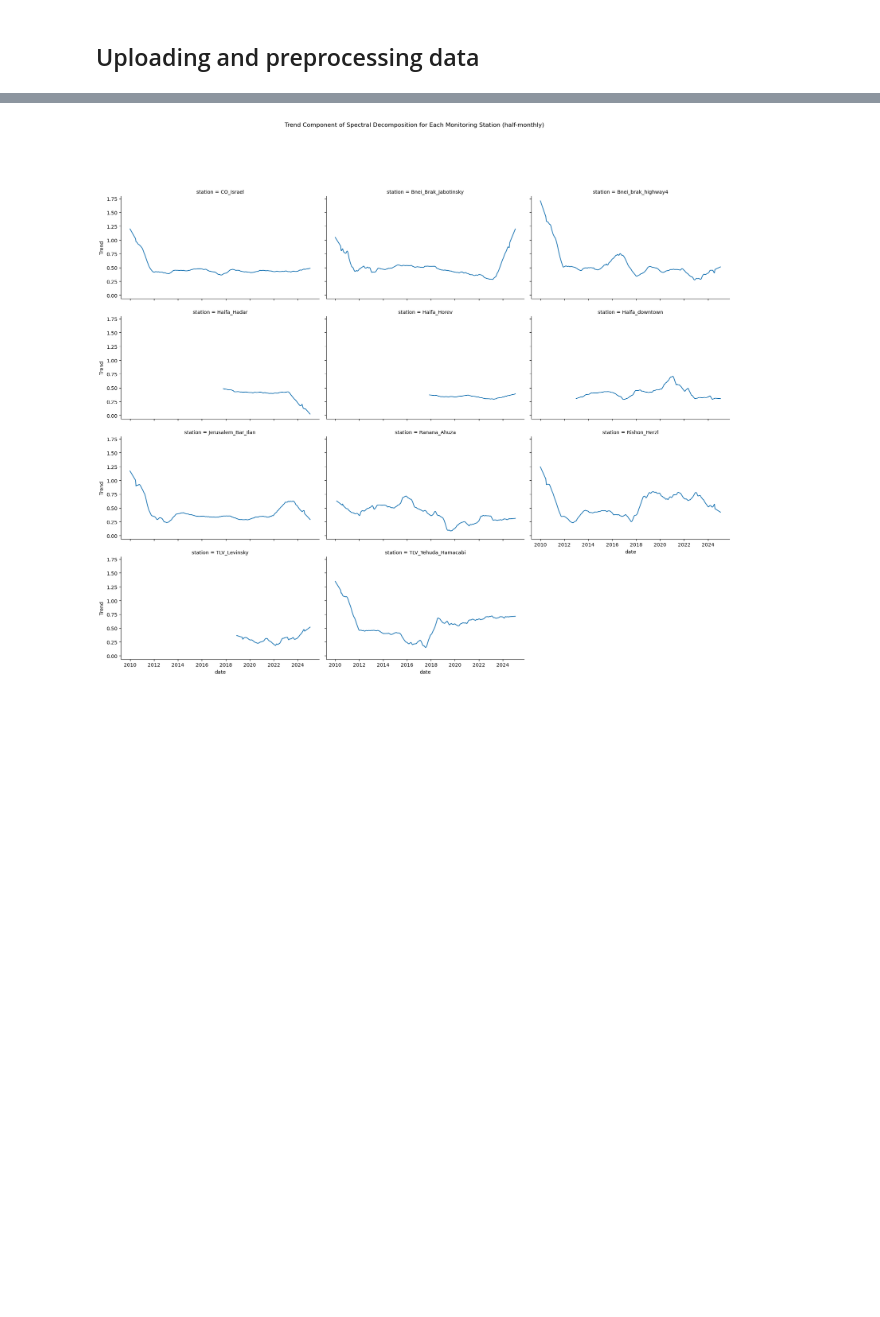
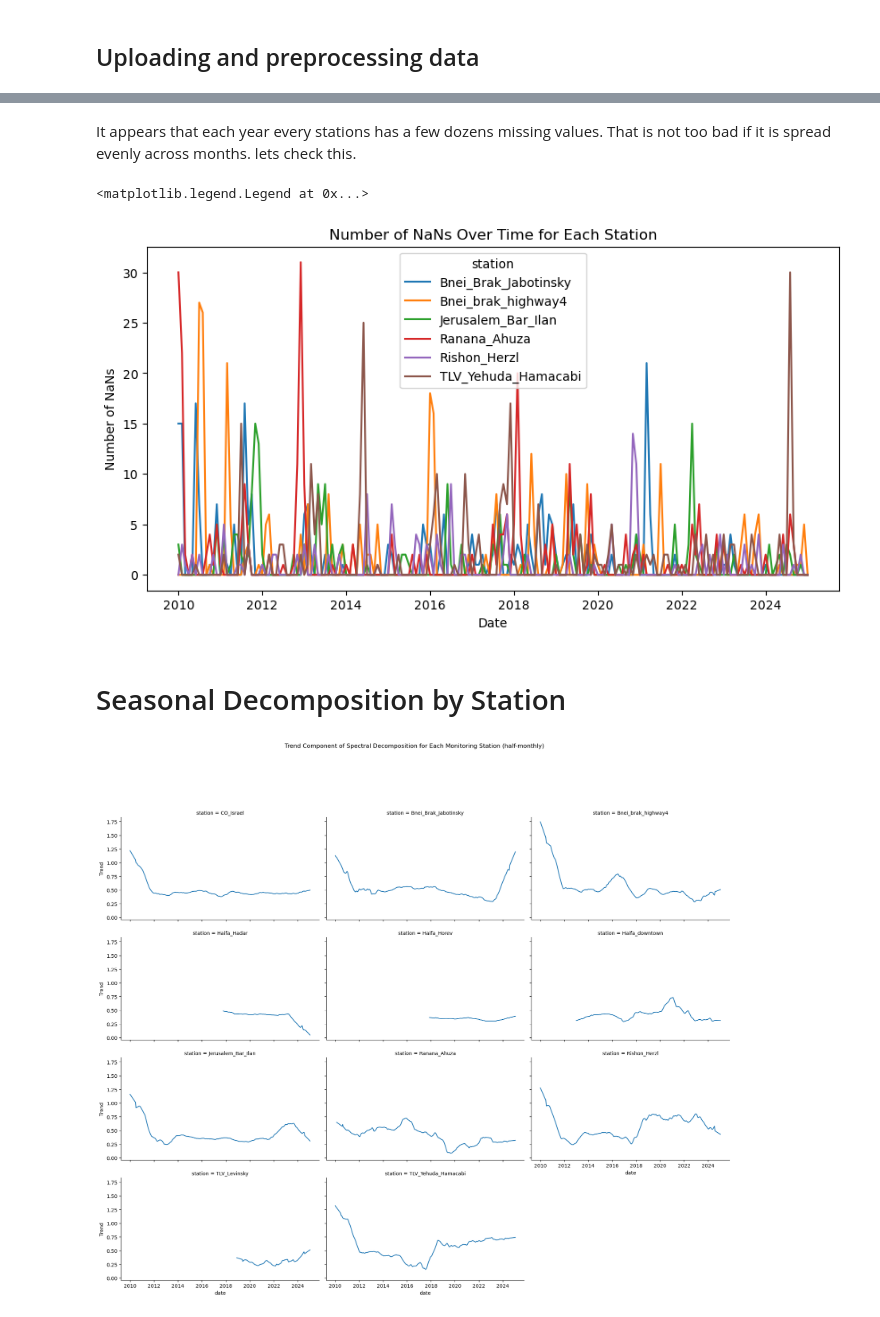
Before and after one commit to sinitsky96/Time-Series-Project, a Jupyter notebook: 01_pollution_eda.ipynb, the cells around one changed output, grey strips where cells are left out. Drawn from its saved outputs; the diff is of its cells as text; code cells hidden in the pictures; blank space fills up the shorter version.

```diff
--- a/01_pollution_eda.ipynb
+++ b/01_pollution_eda.ipynb
@@ -49,0 +97,25 @@ air_longer = air.melt(id_vars=['date'], var_name='station', value_name='CO_level
+# %% [markdown]
+It appears that each year every stations has a few dozens missing values. That is not too bad if it is spread evenly across months. lets check this.
+# %%
+nan_by_date = (
+    air_long.groupby([air_long['date_time'].dt.year, air_long['date_time'].dt.month, 'station'])['CO_level']
+    .apply(lambda x: x.isna().sum())
+    .rename_axis(['Year','Month', 'station'])
+    .reset_index(name="NaN Count")
+)
+nan_by_date['date'] = pd.to_datetime(nan_by_date[['Year','Month']].assign(day=1))
+nan_by_date.drop(["Year","Month"], axis=1, inplace=True)
+# %%
+nan_by_date_old = nan_by_date[~nan_by_date.station.str.contains("Haifa|Levinsky")]
+
+plt.figure(figsize = (10,5))
+sns.lineplot(data = nan_by_date_old, x='date', y='NaN Count', hue='station')
+plt.xlabel("Date")
+plt.ylabel("Number of NaNs")
+plt.title("Number of NaNs Over Time for Each Station")
+plt.legend(title="station")
+# %% [output]
+<matplotlib.legend.Legend at 0x...>
+[figure, added]
+# %% [markdown]
+# Seasonal Decomposition by Station
```
Also changed, not shown: parts of 42 cells of this notebook.
